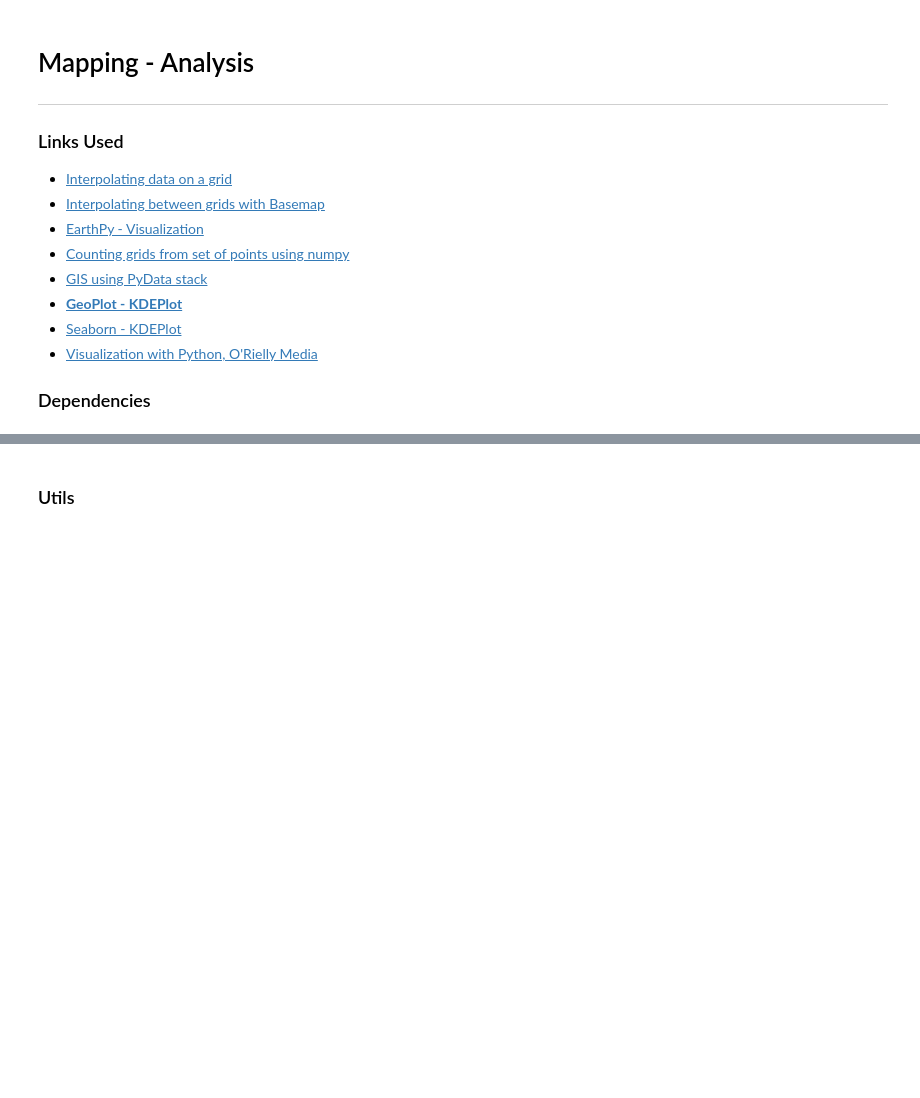
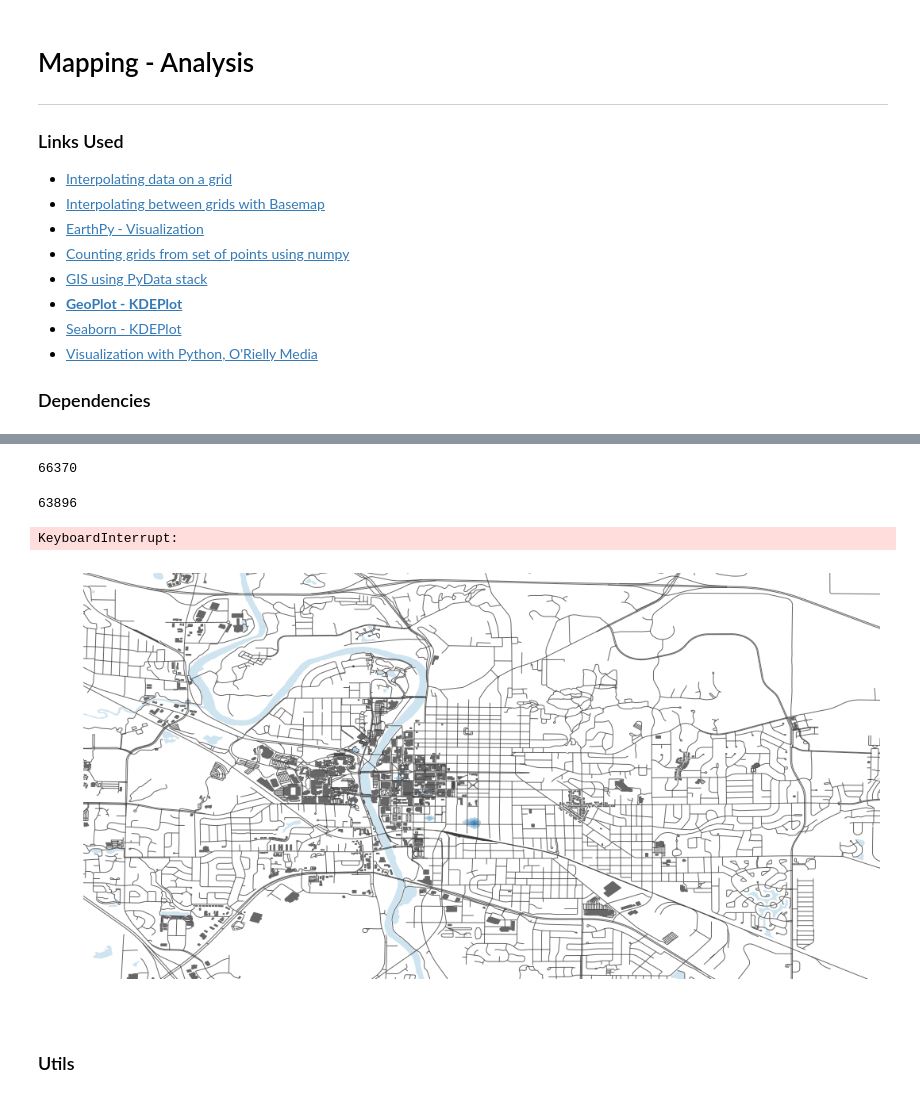
Before and after one commit to ryan-p-larson/city-maps, a Jupyter notebook: src/04-mapping-analysis.ipynb, the cells around one changed output, grey strips where cells are left out. Cells and saved outputs as stored; diff of their text form; code cells hidden in the pictures; blank space fills up the shorter version.

```diff
--- a/src/04-mapping-analysis.ipynb
+++ b/src/04-mapping-analysis.ipynb
@@ -58,0 +91,8 @@ coords_df.head()
+# %%
+fig, axes = ic.get_basemap()
+coords.plot_dist(axes, sample=500)
+# %% [output]
+66370
+63896
+KeyboardInterrupt:
+[figure, added]
```
Also changed, not shown: parts of 18 cells of this notebook, 1 other file.
